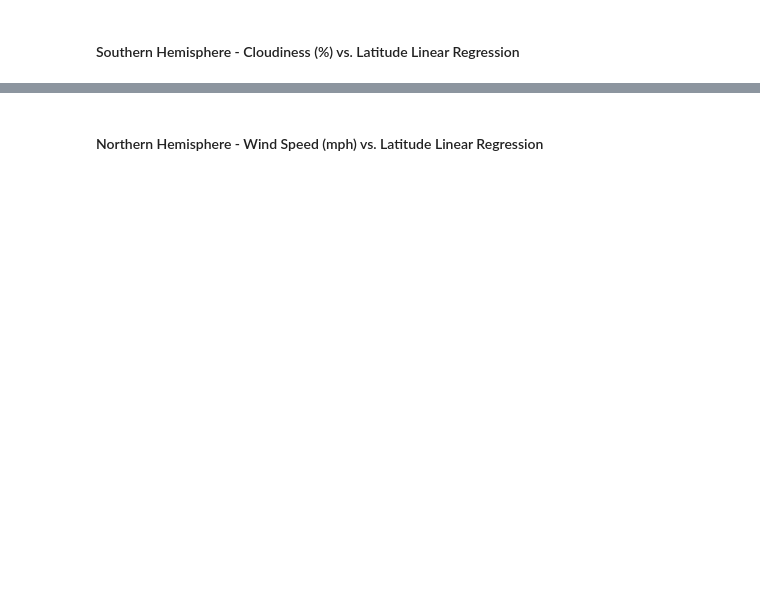
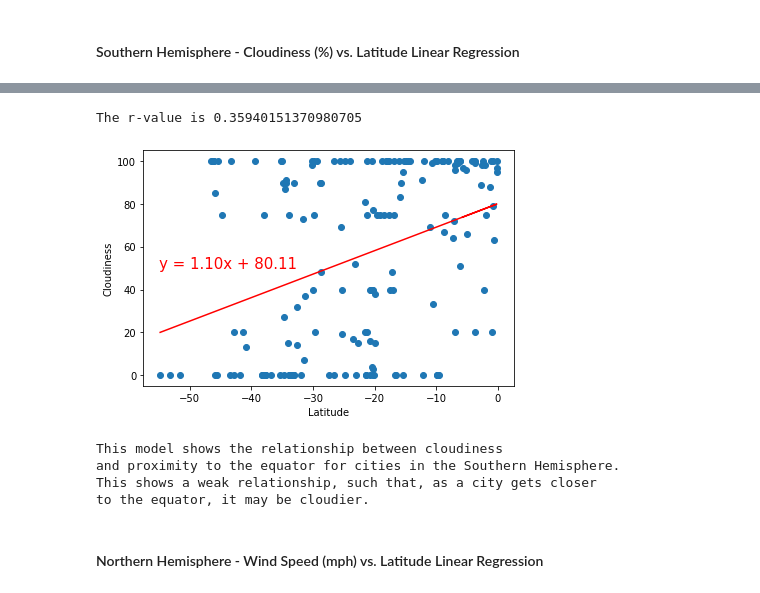
Before and after one commit to pammeyer80/python-api-challenge, a Jupyter notebook: WeatherPy/WeatherPy.ipynb, the cells around one changed output, grey strips where cells are left out. Cells and saved outputs as stored; diff of their text form; code cells hidden in the pictures; blank space fills up the shorter version.

```diff
--- a/WeatherPy/WeatherPy.ipynb
+++ b/WeatherPy/WeatherPy.ipynb
@@ -438,2 +470,36 @@ The r-value is: 0.0035263772085582894
+# %%
+s_lat_axis = south_weather_df["Lat"]
+s_cloud_axis = south_weather_df["Cloudiness"]
+
+plt.scatter(s_lat_axis, s_cloud_axis)
+plt.ylabel("Cloudiness")
+plt.xlabel("Latitude")
+
+#linear regression data points
+(slope, intercept, rvalue, pvalue, stderr) = linregress(s_lat_axis, s_cloud_axis)
+
+#y=mx+b
+regress_values = s_lat_axis * slope + intercept
+line_eq = f"y = {slope:.2f}x + {intercept:.2f}"
+
+plt.plot(s_lat_axis,regress_values,"r-")
+plt.annotate(line_eq,(-55,50),fontsize=15,color="red")
+
+print(f"The r-value is {rvalue}")
+
+plt.tight_layout()
+plt.show()
+
+print(f"This model shows the relationship between cloudiness\n\
+and proximity to the equator for cities in the Southern Hemisphere.\n\
+This shows a weak relationship, such that, as a city gets closer\n\
+to the equator, it may be cloudier.")
+# %% [output]
+The r-value is 0.35940151370980705
+[figure, added]
+This model shows the relationship between cloudiness
+and proximity to the equator for cities in the Southern Hemisphere.
+This shows a weak relationship, such that, as a city gets closer
+to the equator, it may be cloudier.
 # %% [markdown]
 ####  Northern Hemisphere - Wind Speed (mph) vs. Latitude Linear Regression
```
Also changed, not shown: parts of 13 cells of this notebook.
